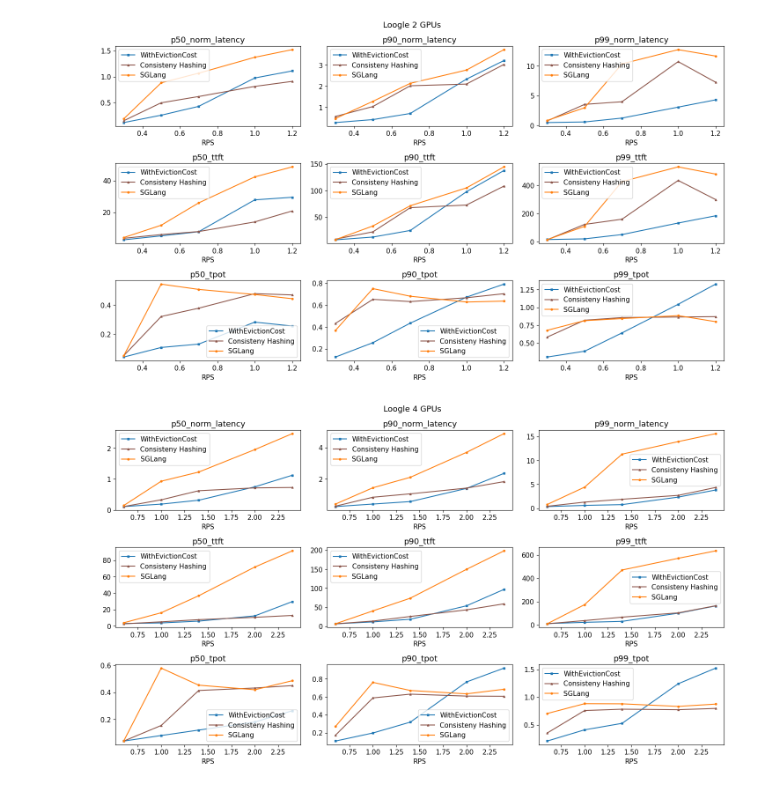
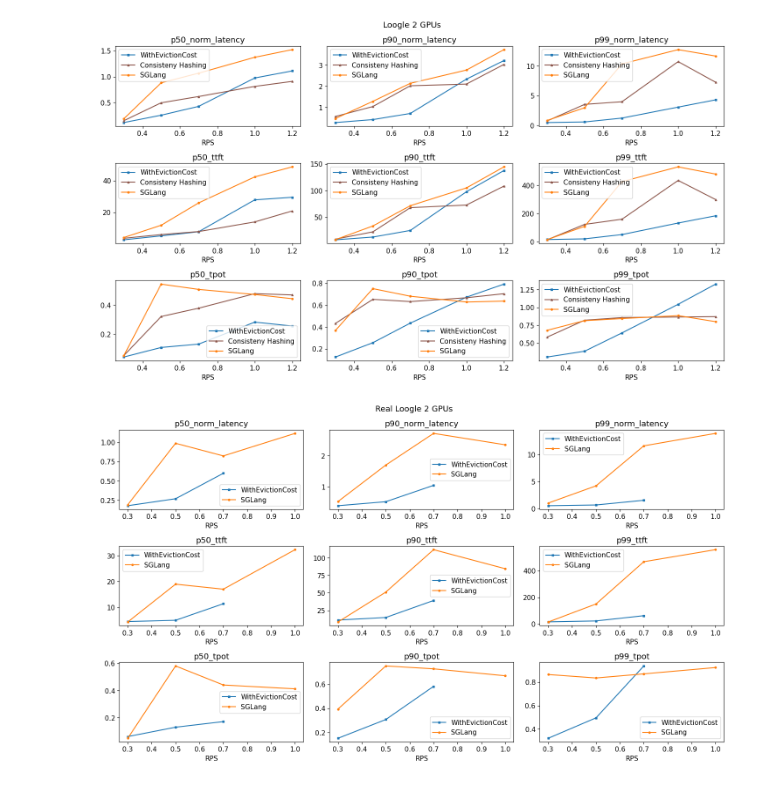
Before and after one commit to WukLab/preble, a Jupyter notebook: nsdi_plots/e2e.ipynb, the cells around one changed output. Drawn from its saved outputs; the diff is of its cells as text; code cells hidden in the pictures.

Commit message:
real run loogle 234 GPUs

```diff
--- a/nsdi_plots/e2e.ipynb
+++ b/nsdi_plots/e2e.ipynb
@@ -55,12 +55,12 @@ plt.tight_layout()
 # %%
 fig, ax = plt.subplots(3, 3, figsize=(14.5, 8.5))
 y_columns = ['p50_norm_latency', 'p90_norm_latency', 'p99_norm_latency']
 y_columns1 = ['p50_ttft', 'p90_ttft', 'p99_ttft']
 y_columns2 = ['p50_tpot', 'p90_tpot', 'p99_tpot']
-plot_all_metrics('/mnt/ssd1/alm-os/sglang_multi_model/ckpt_all_in_one_partial_comparison/4r_loogle_k=10/exp.csv', ax[0], y_columns)
-plot_all_metrics('/mnt/ssd1/alm-os/sglang_multi_model/ckpt_all_in_one_partial_comparison/4r_loogle_k=10/exp.csv', ax[1], y_columns1)
-plot_all_metrics('/mnt/ssd1/alm-os/sglang_multi_model/ckpt_all_in_one_partial_comparison/4r_loogle_k=10/exp.csv', ax[2], y_columns2)
-fig.suptitle('Loogle 4 GPUs')
+plot_all_metrics('/mnt/ssd1/alm-os/sglang_multi_model/real_ckpt_all_in_one/2r_loogle/exp.csv', ax[0], y_columns)
+plot_all_metrics('/mnt/ssd1/alm-os/sglang_multi_model/real_ckpt_all_in_one/2r_loogle/exp.csv', ax[1], y_columns1)
+plot_all_metrics('/mnt/ssd1/alm-os/sglang_multi_model/real_ckpt_all_in_one/2r_loogle/exp.csv', ax[2], y_columns2)
+fig.suptitle('Real Loogle 2 GPUs')
 plt.tight_layout()
 # %% [output]
-[figure, old version]
+[figure, new version]
```
Also changed, not shown: parts of 3 cells of this notebook, 10 other files.
